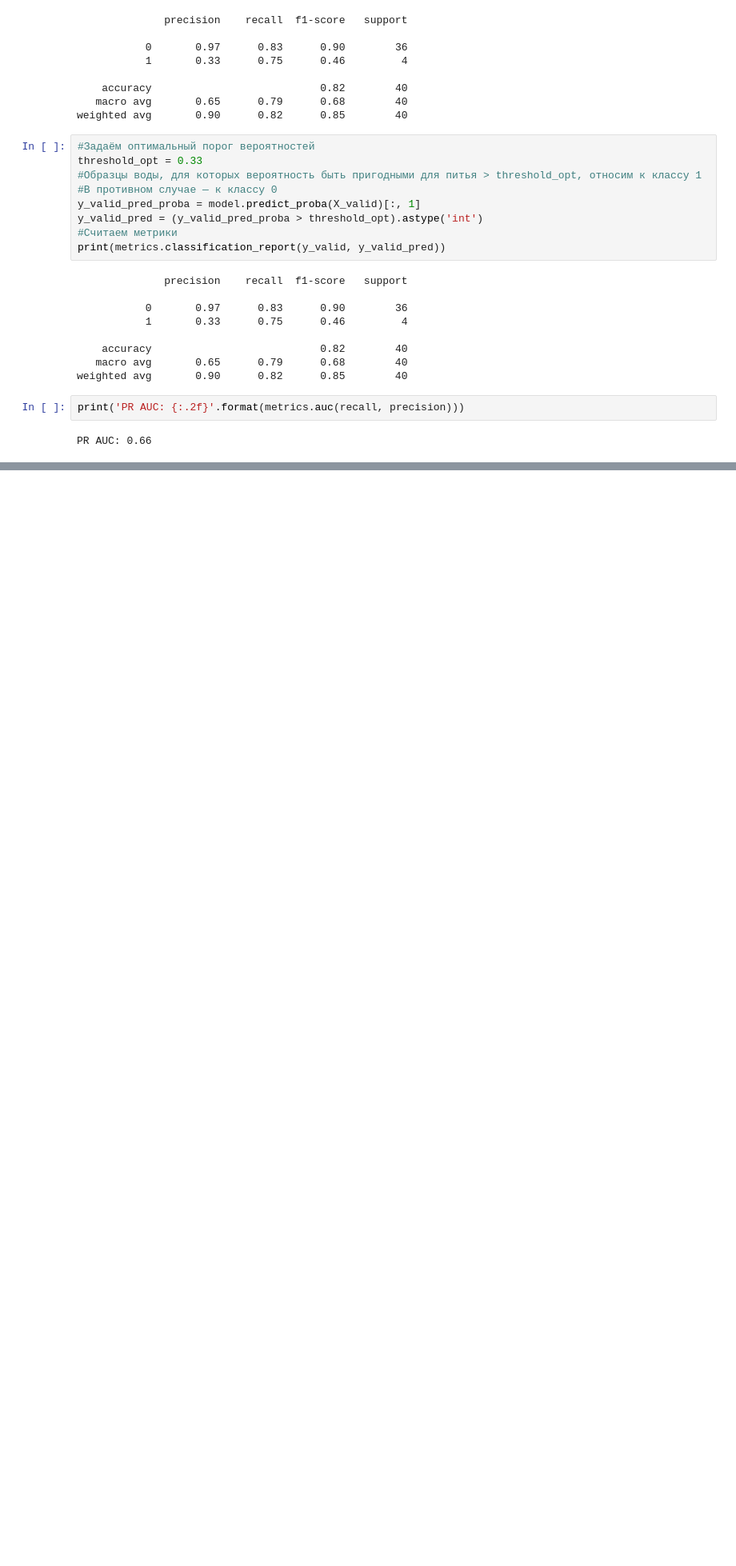
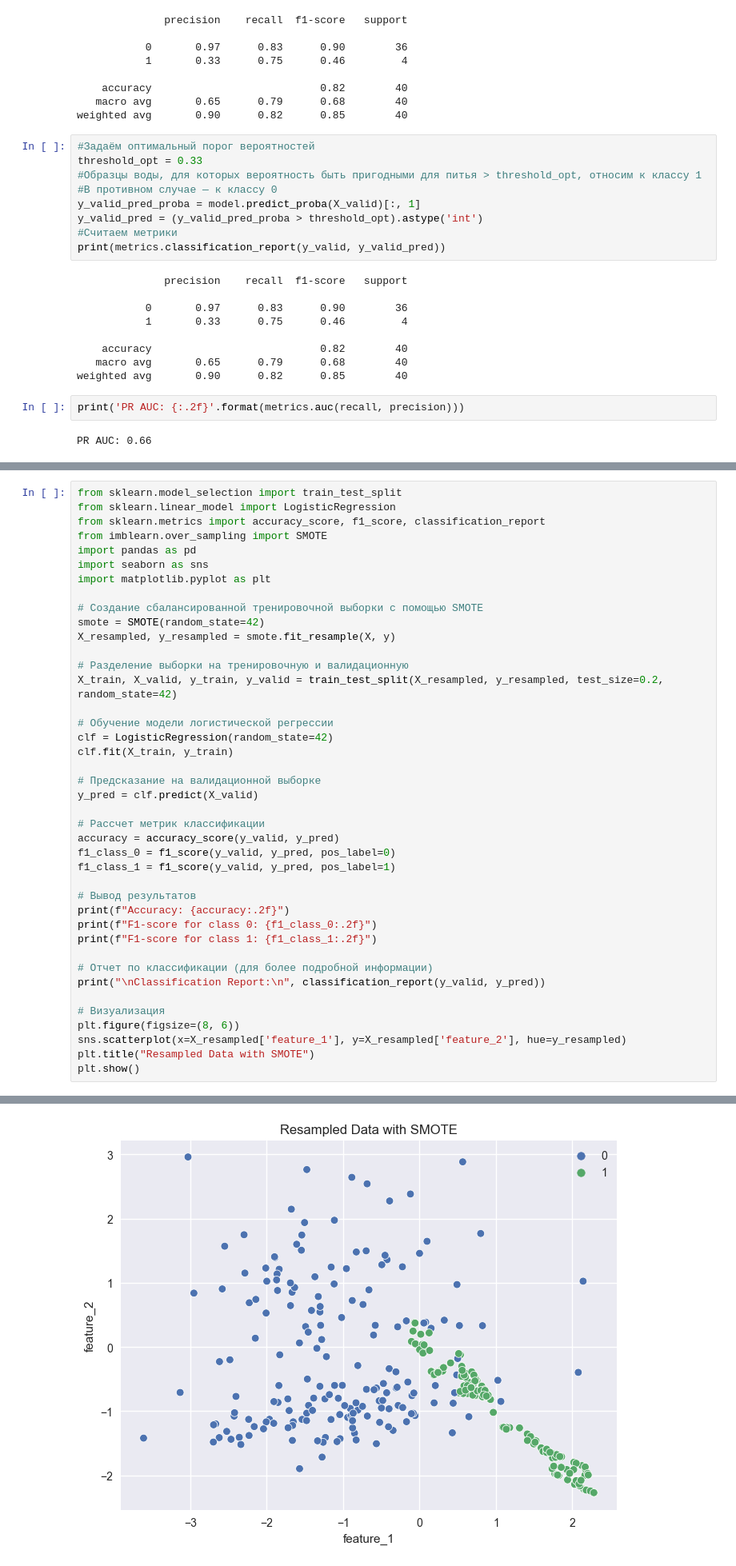
Before and after one commit to micaelofficial/michaels_mind, a Jupyter notebook: ML-5_Validation/data.ipynb, the cells around one changed output, grey strips where cells are left out. Shown at 80% size. Saved outputs shown, nothing was run; the diff lists cells and outputs as text; blank space fills up the shorter version.

```diff
--- a/ML-5_Validation/data.ipynb
+++ b/ML-5_Validation/data.ipynb
@@ -619,0 +716,42 @@ PR AUC: 0.66
+# %%
+from sklearn.model_selection import train_test_split
+from sklearn.linear_model import LogisticRegression
+from sklearn.metrics import accuracy_score, f1_score, classification_report
+from imblearn.over_sampling import SMOTE
+import pandas as pd
+import seaborn as sns
+import matplotlib.pyplot as plt
+
+# Создание сбалансированной тренировочной выборки с помощью SMOTE
+smote = SMOTE(random_state=42)
+X_resampled, y_resampled = smote.fit_resample(X, y)
+
+# Разделение выборки на тренировочную и валидационную
+X_train, X_valid, y_train, y_valid = train_test_split(X_resampled, y_resampled, test_size=0.2, random_state=42)
+
+# Обучение модели логистической регрессии
+clf = LogisticRegression(random_state=42)
+clf.fit(X_train, y_train)
+
+# Предсказание на валидационной выборке
+y_pred = clf.predict(X_valid)
+
+# Рассчет метрик классификации
+accuracy = accuracy_score(y_valid, y_pred)
+f1_class_0 = f1_score(y_valid, y_pred, pos_label=0)
+f1_class_1 = f1_score(y_valid, y_pred, pos_label=1)
+
+# Вывод результатов
+print(f"Accuracy: {accuracy:.2f}")
+print(f"F1-score for class 0: {f1_class_0:.2f}")
+print(f"F1-score for class 1: {f1_class_1:.2f}")
+
+# Отчет по классификации (для более подробной информации)
+print("\nClassification Report:\n", classification_report(y_valid, y_pred))
+
+# Визуализация
+plt.figure(figsize=(8, 6))
+sns.scatterplot(x=X_resampled['feature_1'], y=X_resampled['feature_2'], hue=y_resampled)
+plt.title("Resampled Data with SMOTE")
+plt.show()
+# %% [output]
@@ -619,0 +771 @@ PR AUC: 0.66
+[figure, added]
```
Also changed, not shown: parts of 25 cells of this notebook, 7 other files.
